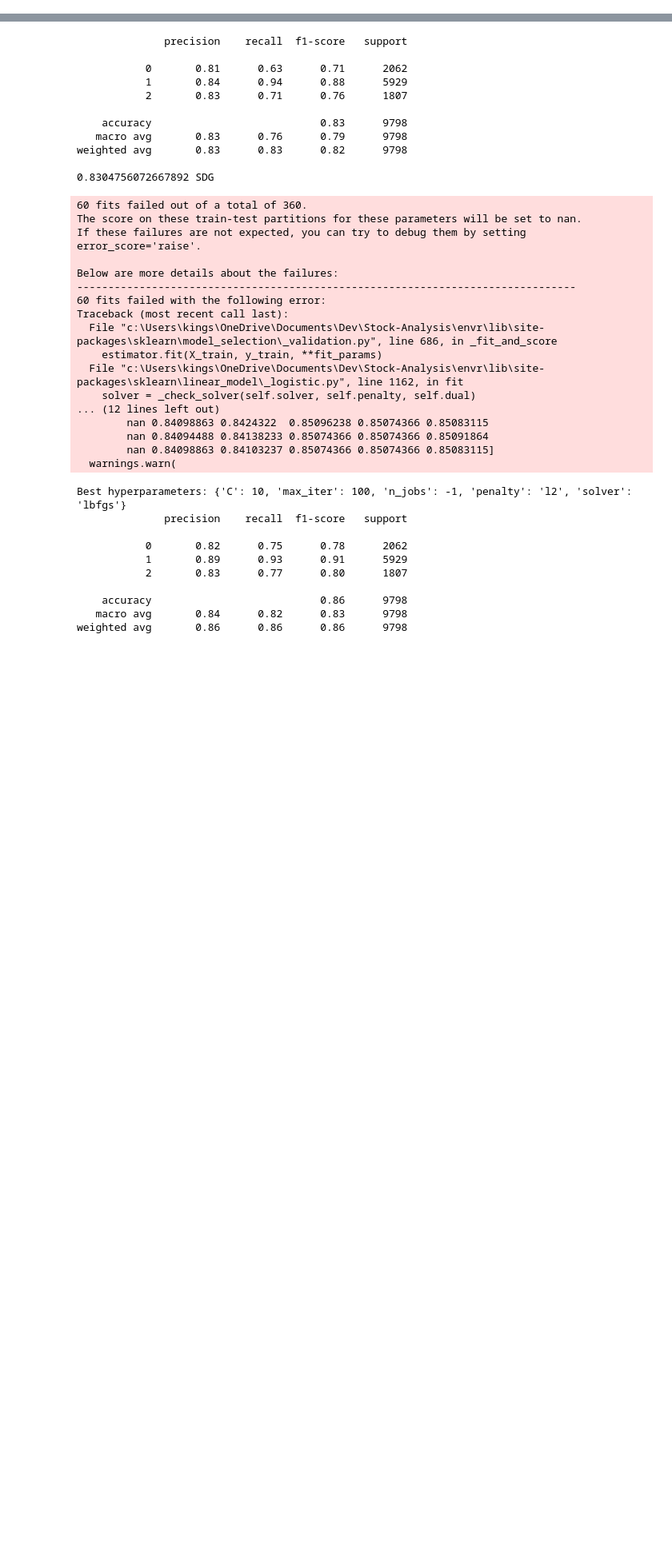
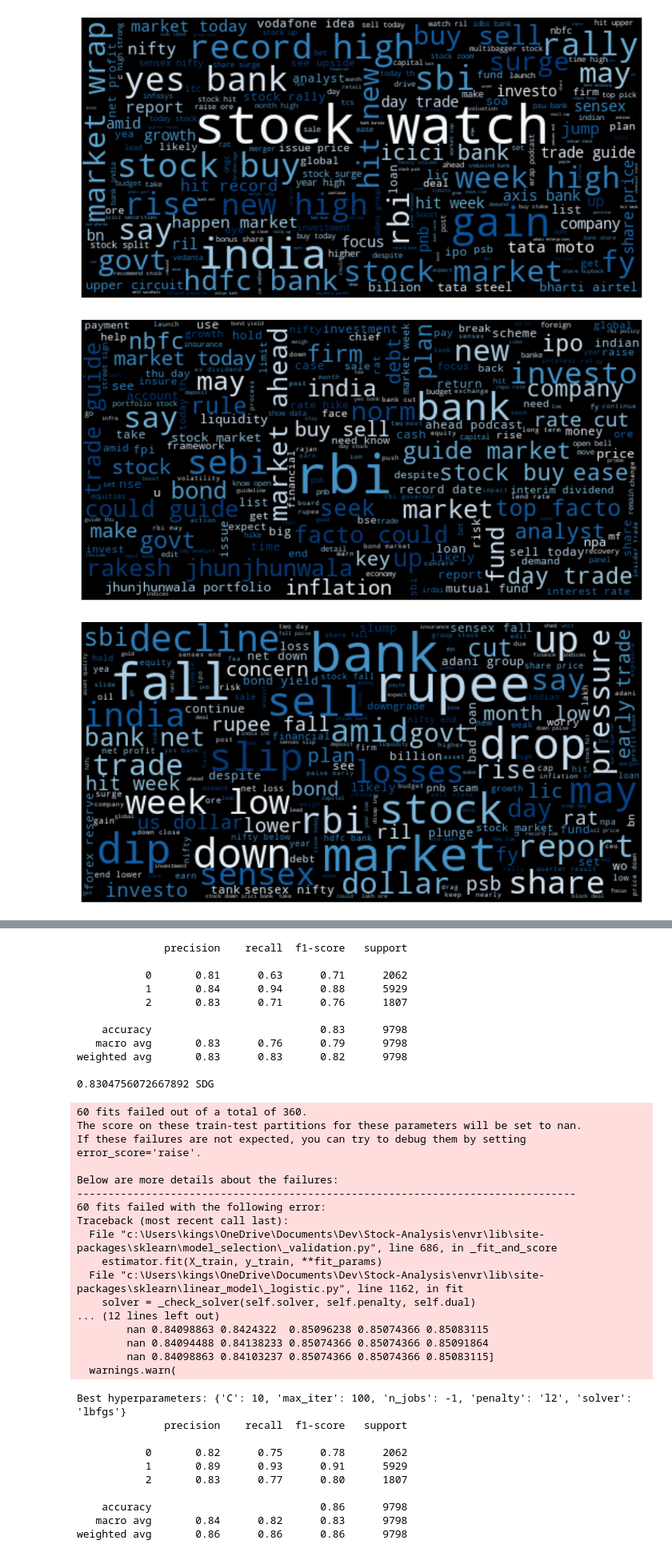
Before and after one commit to KingDEV22/Stock-Analysis, a Jupyter notebook: Stock_data_analysis.ipynb, the cells around one changed output, grey strips where cells are left out. Shown at 80% size. Cells and saved outputs as stored; diff of their text form; code cells hidden in the pictures; blank space fills up the shorter version.

```diff
--- a/Stock_data_analysis.ipynb
+++ b/Stock_data_analysis.ipynb
@@ -9,10 +9,12 @@ from nltk.stem.snowball import SnowballStemmer
 import pandas as pd
 import numpy as np
 from scipy.stats import randint
+import matplotlib.pyplot as plt
 
 from sklearn.feature_extraction.text import TfidfVectorizer
 from sklearn.model_selection import train_test_split
 from sklearn.metrics import accuracy_score, classification_report
+from wordcloud import WordCloud, STOPWORDS, ImageColorGenerator
 
 ## algorithm
 from sklearn.linear_model import LogisticRegression
@@ -31,12 +33,23 @@ df['Date'] = pd.to_datetime(df['Date'])
 df['Sentiment'] = df['Sentiment'].astype(np.int64)
 print(df.info())
 
+test_data = pd.read_csv('s1.csv')
+test_data['Date'] = pd.to_datetime(test_data['Date'])
+# test_data= test_data.iloc[:,:-1]
+# test_data.rename(columns = {'Title':'Text'}, inplace = True)
+test_data['Text'] = test_data['Text'].astype(str)
+# test_data =test_data.replace(r'^\s*$', np.nan, regex=True)
+# test_data = test_data[['Text','Date']].merge(df, on=['Text','Date'], how='left')
+# test_data = test_data[test_data['Text'].str.contains("\?")==False]
+print(test_data.info())
+print(df['Sentiment'].value_counts())
+
 # nltk.download('punkt')
 # nltk.download('stopwords')
 # nltk.download('wordnet')
 # nltk.download('omw-1.4')
 
-to_remove = ['up', 'down','low','high','below','over','biggest','big','less','fall']
+to_remove = ['up', 'down','low','high','below','less','fall']
 new_stopwords = set(stopwords.words('english')).difference(to_remove)
 stemmer = SnowballStemmer(language='english')
 def text_data_cleaning(sentence):
@@ -50,7 +63,7 @@ def preprocess_text(sen):
     sentence = sen.lower()
     # Remove punctuations and numbers
     sentence = re.sub('[^a-zA-Z]', ' ', sentence)
-    sentence = re.sub('rs|cr|crore|point|points|pt', ' ', sentence)
+    sentence = re.sub('rs|cr|crore|point|points|pt|stock', ' ', sentence)
     # Single character removal
     sentence = re.sub(r"\s+[a-zA-Z]\s+", ' ', sentence)
     # Remove multiple spaces
@@ -77,5 +90,9 @@ X_train = tf_idf_vect.fit_transform(df_train['Tok_text'])
 y_train = df_train['Sentiment']
 X_test = tf_idf_vect.transform(df_test['Tok_text'])
 y_test = df_test['Sentiment']
+
+test_data['Tok_text'] = test_data['Text'].apply(text_data_cleaning)
+x_test = tf_idf_vect.transform(test_data['Tok_text'])
+print(x_test.shape)
 # %% [output]
 <class 'pandas.core.frame.DataFrame'>
@@ -96,4 +118,31 @@ pd.set_option('display.max_rows', None)
 pd.set_option('display.max_seq_items', None)
 pd.set_option('display.max_colwidth', 500)
 pd.set_option('expand_frame_repr', True)
+# %%
+pos_msg = df[df['Sentiment'] == 1]
+zeo_msg = df[df['Sentiment']==0]
+nrg_msg = df[df['Sentiment']==2]
+pos_msg_text = " ".join(pos_msg.Tok_text.to_numpy().tolist())
+zeo_msg_text = " ".join(zeo_msg.Tok_text.to_numpy().tolist())
+nrg_msg_text = " ".join(nrg_msg.Tok_text.to_numpy().tolist())
+
+pos_msg_cloud = WordCloud(width =520, height =260, stopwords=new_stopwords,max_font_size=50, background_color ="black", colormap='Blues').generate(pos_msg_text)
+plt.figure(figsize=(16,10))
+plt.imshow(pos_msg_cloud, interpolation='bilinear')
+plt.axis('off') # turn off axis
+plt.show()
+zeo_msg_cloud = WordCloud(width =520, height =260, stopwords=new_stopwords,max_font_size=50, background_color ="black", colormap='Blues').generate(zeo_msg_text)
+plt.figure(figsize=(16,10))
+plt.imshow(zeo_msg_cloud, interpolation='bilinear')
+plt.axis('off') # turn off axis
+plt.show()
+nrg_msg_cloud = WordCloud(width =520, height =260, stopwords=new_stopwords,max_font_size=50, background_color ="black", colormap='Blues').generate(nrg_msg_text)
+plt.figure(figsize=(16,10))
+plt.imshow(nrg_msg_cloud, interpolation='bilinear')
+plt.axis('off') # turn off axis
+plt.show()
+# %% [output]
+[figure, added]
+[figure, added]
+[figure, added]
 # %%
```
Also changed, not shown: parts of 22 cells of this notebook, 6 other files.
